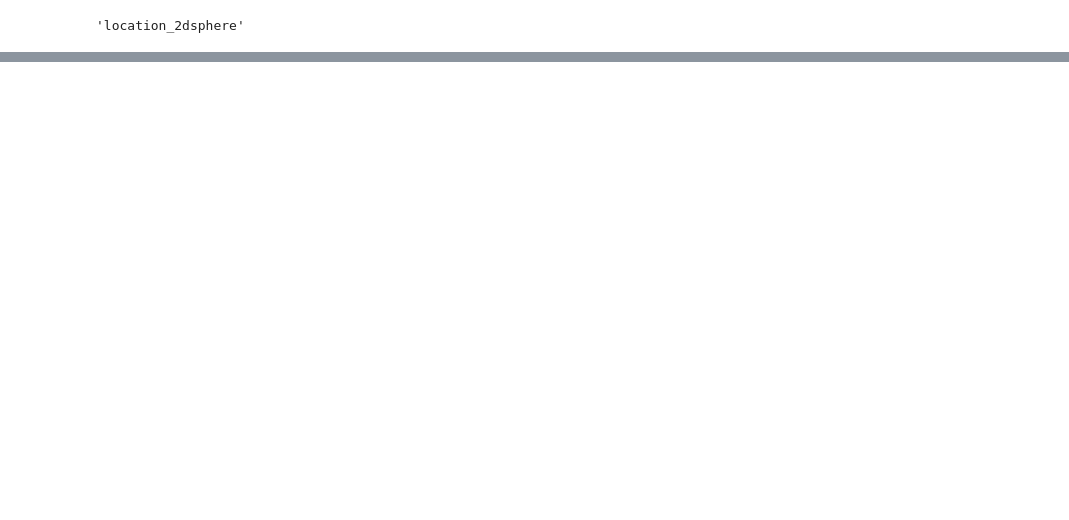
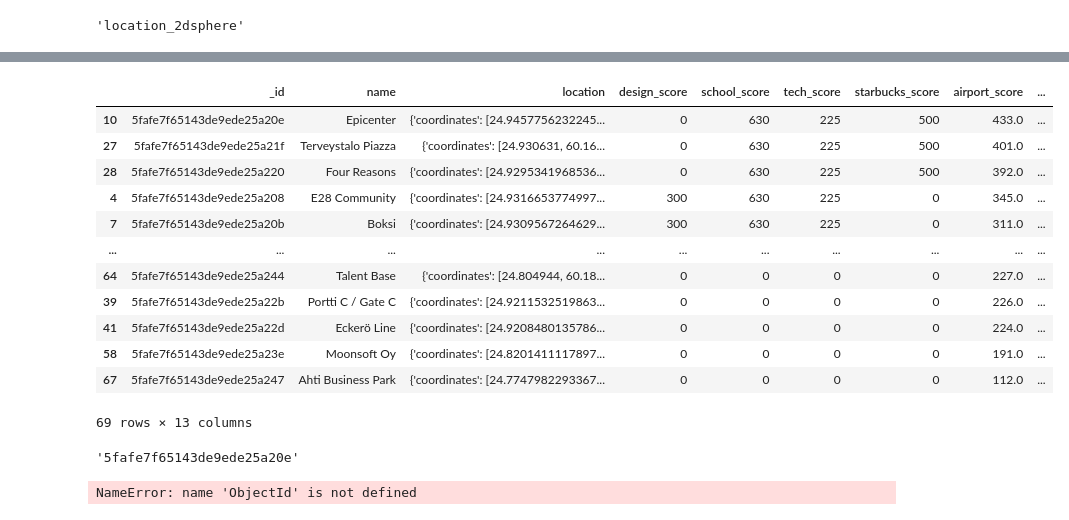
Before and after one commit to sgonzalainen/IH-P4-GeoScoring_Offices, a Jupyter notebook: Untitled.ipynb, the cells around one changed output, grey strips where cells are left out. Saved outputs shown, nothing was run; the diff lists cells and outputs as text; code cells hidden in the pictures; blank space fills up the shorter version.

```diff
--- a/Untitled.ipynb
+++ b/Untitled.ipynb
@@ -152,0 +370,28 @@ a
+# %%
+df_score['basket_score'] = df['basket_stadium'].apply(lambda x: get_score(stakeholders,'basket') if x > 0 else 0)
+# %%
+df_score['dog_score'] = df['pet groomer'].apply(lambda x: get_score(stakeholders,'dog') if x > 0 else 0)
+# %%
+df_score['total'] = df_score['design_score']+df_score['school_score']+df_score['tech_score']+df_score['starbucks_score']+df_score['airport_score']+df_score['party_score']+df_score['vegan_score']+df_score['basket_score']+df_score['dog_score']
+# %%
+df_score = df_score.sort_values('total', ascending = False)
+# %%
+df_score
+# %% [output]
+|  | _id | name | location | design_score | school_score | tech_score | starbucks_score | airport_score | ... |
+| 10 | 5fafe7f65143de9ede25a20e | Epicenter | {'coordinates': [24.9457756232245... | 0 | 630 | 225 | 500 | 433.0 | ... |
+| 27 | 5fafe7f65143de9ede25a21f | Terveystalo Piazza | {'coordinates': [24.930631, 60.16... | 0 | 630 | 225 | 500 | 401.0 | ... |
+| 28 | 5fafe7f65143de9ede25a220 | Four Reasons | {'coordinates': [24.9295341968536... | 0 | 630 | 225 | 500 | 392.0 | ... |
+| 4 | 5fafe7f65143de9ede25a208 | E28 Community | {'coordinates': [24.9316653774997... | 300 | 630 | 225 | 0 | 345.0 | ... |
+| 7 | 5fafe7f65143de9ede25a20b | Boksi | {'coordinates': [24.9309567264629... | 300 | 630 | 225 | 0 | 311.0 | ... |
+| ... | ... | ... | ... | ... | ... | ... | ... | ... | ... |
+| 64 | 5fafe7f65143de9ede25a244 | Talent Base | {'coordinates': [24.804944, 60.18... | 0 | 0 | 0 | 0 | 227.0 | ... |
+| 39 | 5fafe7f65143de9ede25a22b | Portti C / Gate C | {'coordinates': [24.9211532519863... | 0 | 0 | 0 | 0 | 226.0 | ... |
+| 41 | 5fafe7f65143de9ede25a22d | Eckerö Line | {'coordinates': [24.9208480135786... | 0 | 0 | 0 | 0 | 224.0 | ... |
+| 58 | 5fafe7f65143de9ede25a23e | Moonsoft Oy | {'coordinates': [24.8201411117897... | 0 | 0 | 0 | 0 | 191.0 | ... |
+| 67 | 5fafe7f65143de9ede25a247 | Ahti Business Park | {'coordinates': [24.7747982293367... | 0 | 0 | 0 | 0 | 112.0 | ... |
+69 rows × 13 columns
+# %%
+winner_id
+# %% [output]
+'5fafe7f65143de9ede25a20e'
@@ -152,0 +400,4 @@ a
+# %%
+offices.find_one({'_id':ObjectId(winner_id)})
+# %% [output]
+NameError: name 'ObjectId' is not defined
```
Also changed, not shown: parts of 121 cells of this notebook, 5 other files.
